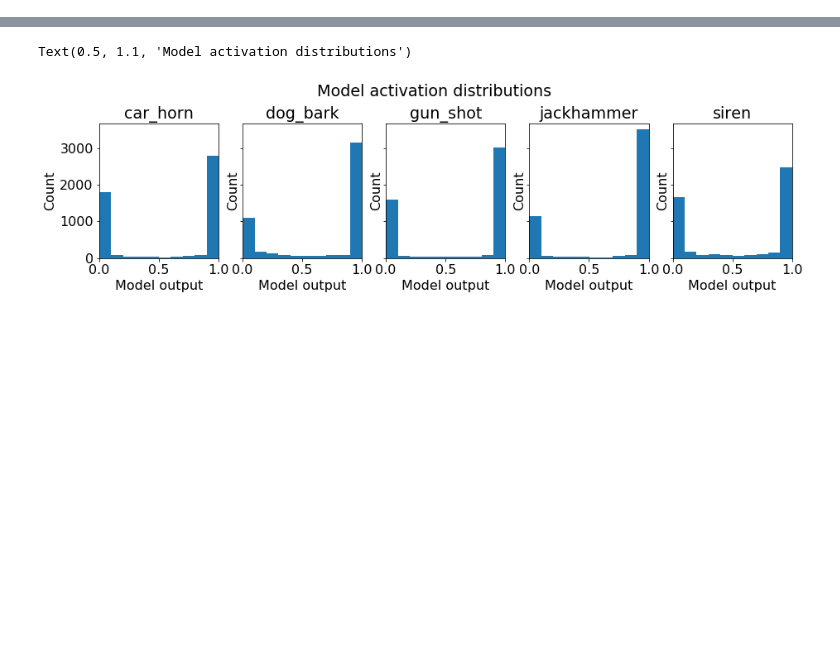
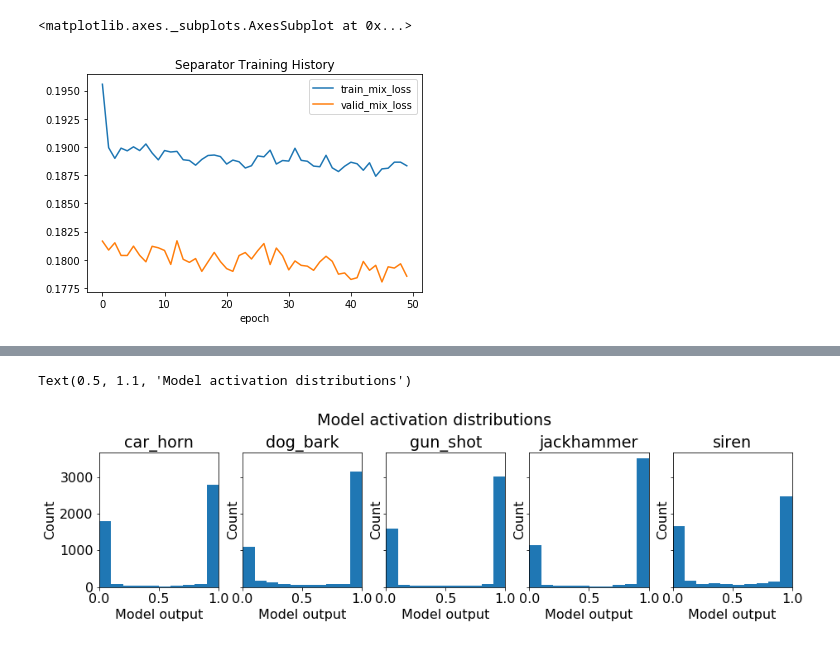
Before and after one commit to sonyc-project/weakly-supervised-sssle, a Jupyter notebook: notebooks/results_analysis.ipynb, the cells around one changed output, grey strips where cells are left out. Drawn from its saved outputs; the diff is of its cells as text; code cells hidden in the pictures; blank space fills up the shorter version.

```diff
--- a/notebooks/results_analysis.ipynb
+++ b/notebooks/results_analysis.ipynb
@@ -32,0 +37,5 @@ separator_history.plot(x='epoch', y=['train_tot_loss', 'valid_tot_loss'], title=
+# %%
+separator_history.plot(x='epoch', y=['train_mix_loss', 'valid_mix_loss'], title='Separator Training History')
+# %% [output]
+<matplotlib.axes._subplots.AxesSubplot at 0x...>
+[figure, added]
```
Also changed, not shown: parts of 25 cells of this notebook.
